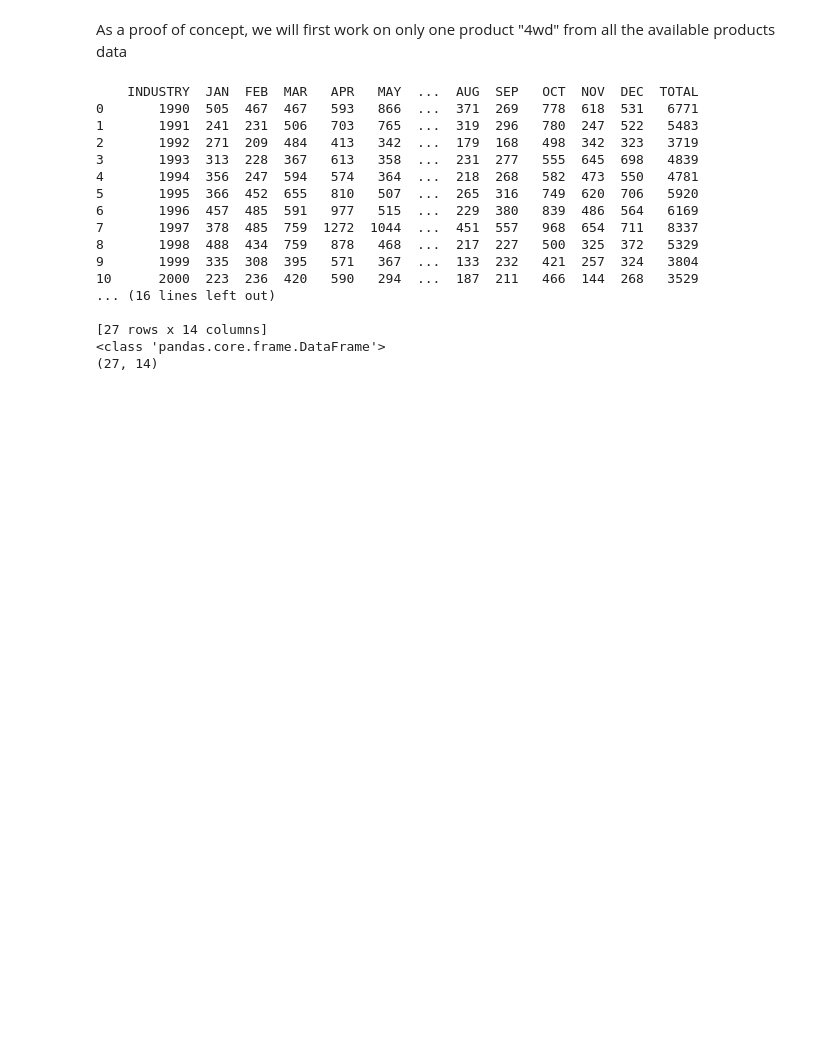
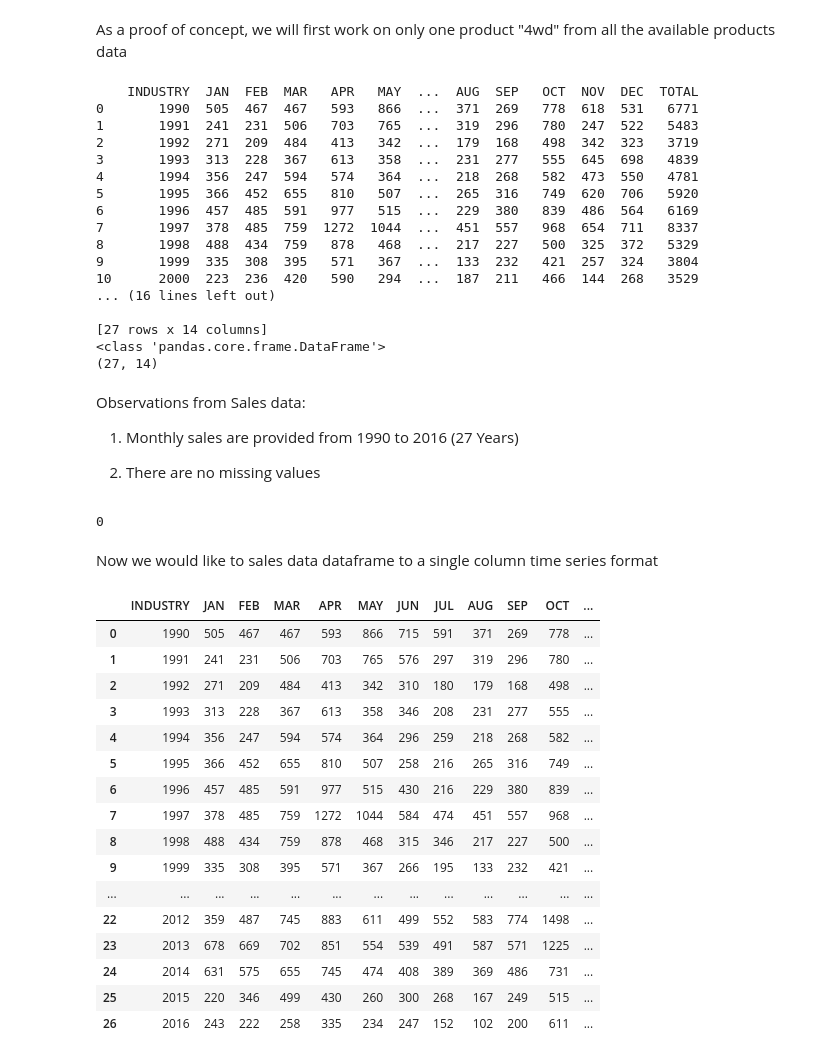
Before and after one commit to ankitaggarwal64/Time-Series-Sales-Forecasting-for-Agricultural-Equipments, a Jupyter notebook: Project Overview and Data Ingestion.ipynb, the cells around one changed output. Cells and saved outputs as stored; diff of their text form; code cells hidden in the pictures; blank space fills up the shorter version.

```diff
--- a/Project Overview and Data Ingestion.ipynb
+++ b/Project Overview and Data Ingestion.ipynb
@@ -85,3 +85,41 @@ print(Sales.shape)
 [27 rows x 14 columns]
 <class 'pandas.core.frame.DataFrame'>
 (27, 14)
+# %% [markdown]
+Observations from Sales data:
+1.   Monthly sales are provided from 1990 to 2016 (27 Years)
+
+2.   There are no missing values
+# %%
+# Checking Duplicates
+Sales.duplicated().sum()
+# No duplicate rows are present
+# %% [output]
+0
+# %% [markdown]
+Now we would like to sales data dataframe to a single column time series format
+# %%
+# Removing the yearly total sales column as this is not required and can be generated when ever requried in analysis
+if "TOTAL" in Sales.columns:
+  Sales = Sales.drop("TOTAL", axis=1)
+# %%
+Sales.shape
+display(Sales)
+# %% [output]
+|  | INDUSTRY | JAN | FEB | MAR | APR | MAY | JUN | JUL | AUG | SEP | OCT | ... |
+| 0 | 1990 | 505 | 467 | 467 | 593 | 866 | 715 | 591 | 371 | 269 | 778 | ... |
+| 1 | 1991 | 241 | 231 | 506 | 703 | 765 | 576 | 297 | 319 | 296 | 780 | ... |
+| 2 | 1992 | 271 | 209 | 484 | 413 | 342 | 310 | 180 | 179 | 168 | 498 | ... |
+| 3 | 1993 | 313 | 228 | 367 | 613 | 358 | 346 | 208 | 231 | 277 | 555 | ... |
+| 4 | 1994 | 356 | 247 | 594 | 574 | 364 | 296 | 259 | 218 | 268 | 582 | ... |
+| 5 | 1995 | 366 | 452 | 655 | 810 | 507 | 258 | 216 | 265 | 316 | 749 | ... |
+| 6 | 1996 | 457 | 485 | 591 | 977 | 515 | 430 | 216 | 229 | 380 | 839 | ... |
+| 7 | 1997 | 378 | 485 | 759 | 1272 | 1044 | 584 | 474 | 451 | 557 | 968 | ... |
+| 8 | 1998 | 488 | 434 | 759 | 878 | 468 | 315 | 346 | 217 | 227 | 500 | ... |
+| 9 | 1999 | 335 | 308 | 395 | 571 | 367 | 266 | 195 | 133 | 232 | 421 | ... |
+| ... | ... | ... | ... | ... | ... | ... | ... | ... | ... | ... | ... | ... |
+| 22 | 2012 | 359 | 487 | 745 | 883 | 611 | 499 | 552 | 583 | 774 | 1498 | ... |
+| 23 | 2013 | 678 | 669 | 702 | 851 | 554 | 539 | 491 | 587 | 571 | 1225 | ... |
+| 24 | 2014 | 631 | 575 | 655 | 745 | 474 | 408 | 389 | 369 | 486 | 731 | ... |
+| 25 | 2015 | 220 | 346 | 499 | 430 | 260 | 300 | 268 | 167 | 249 | 515 | ... |
+| 26 | 2016 | 243 | 222 | 258 | 335 | 234 | 247 | 152 | 102 | 200 | 611 | ... |
```
Also changed, not shown: parts of 6 cells of this notebook.
